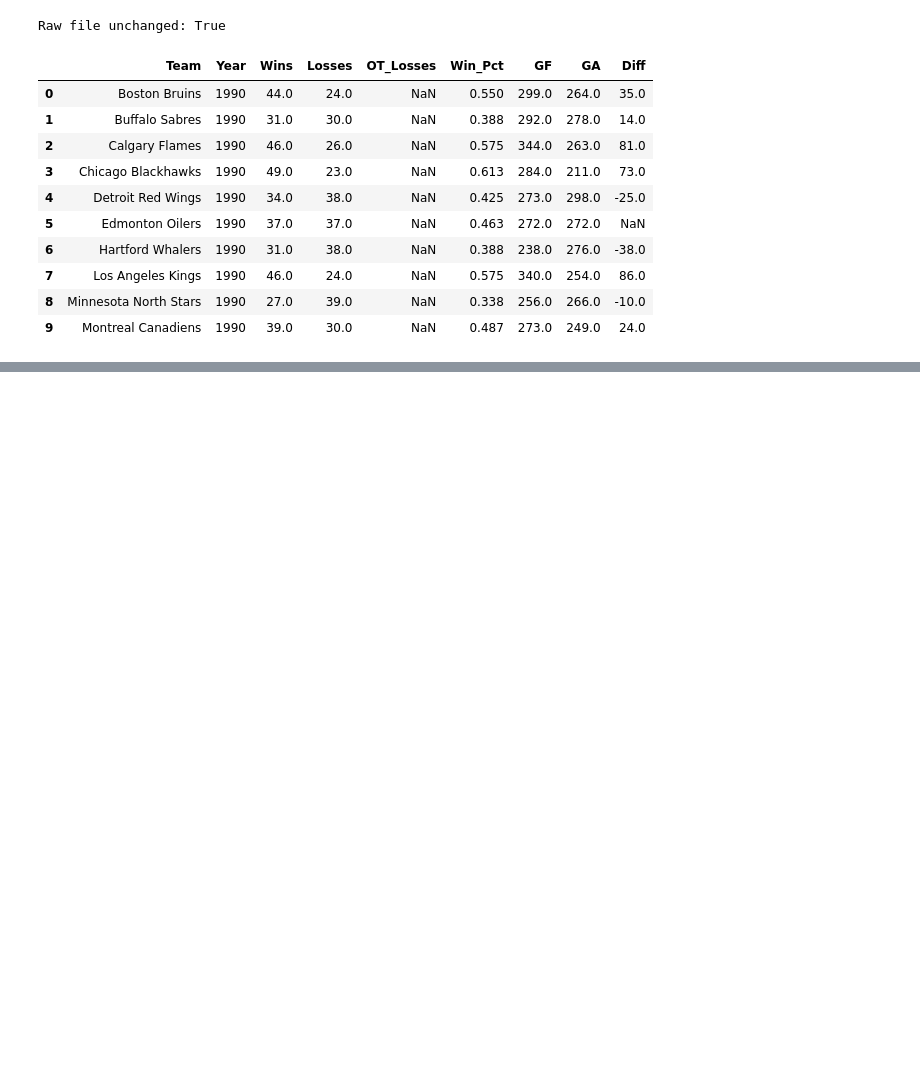
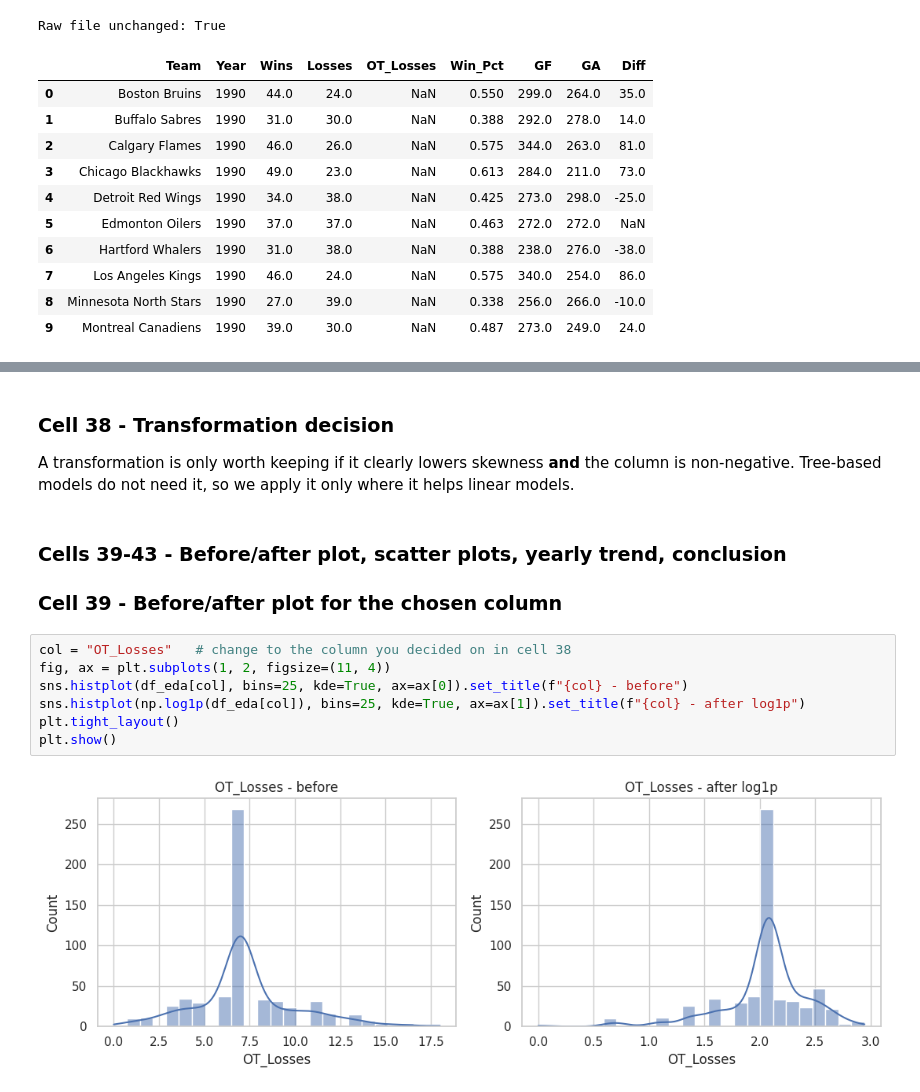
Before and after one commit to nadayali710-spec/Programming-For-AI-Project, a Jupyter notebook: Hockey_Project.ipynb, the cells around one changed output, grey strips where cells are left out. Drawn from its saved outputs; the diff is of its cells as text; blank space fills up the shorter version.

```diff
--- a/Hockey_Project.ipynb
+++ b/Hockey_Project.ipynb
@@ -430,0 +617,16 @@ Raw file unchanged: True
+# %% [markdown]
+### Cell 38 - Transformation decision
+ A transformation is only worth keeping if it clearly lowers skewness **and** the column is non-negative. Tree-based models do not need it, so we apply it only where it helps linear models.
+# %% [markdown]
+### Cells 39-43 - Before/after plot, scatter plots, yearly trend, conclusion
+
+### Cell 39 - Before/after plot for the chosen column
+# %%
+col = "OT_Losses"   # change to the column you decided on in cell 38
+fig, ax = plt.subplots(1, 2, figsize=(11, 4))
+sns.histplot(df_eda[col], bins=25, kde=True, ax=ax[0]).set_title(f"{col} - before")
+sns.histplot(np.log1p(df_eda[col]), bins=25, kde=True, ax=ax[1]).set_title(f"{col} - after log1p")
+plt.tight_layout()
+plt.show()
+# %% [output]
+[figure, added]
```
Also changed, not shown: parts of 55 cells of this notebook.
